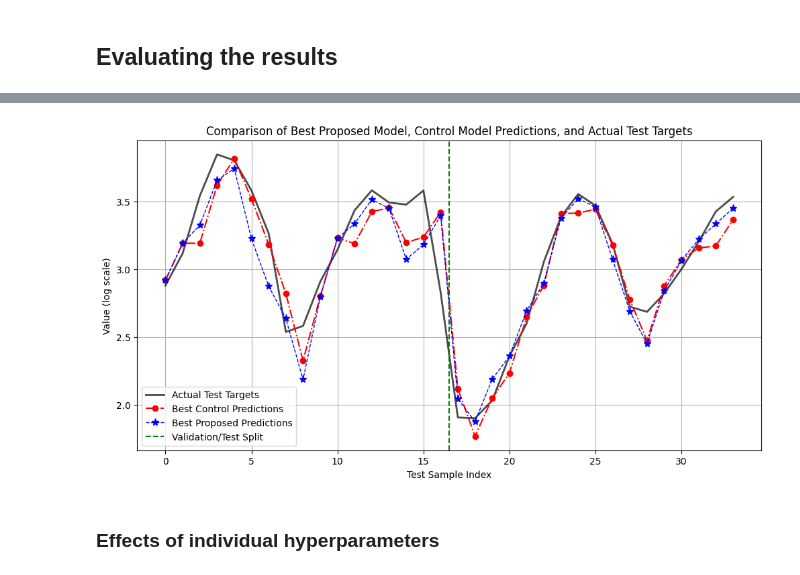
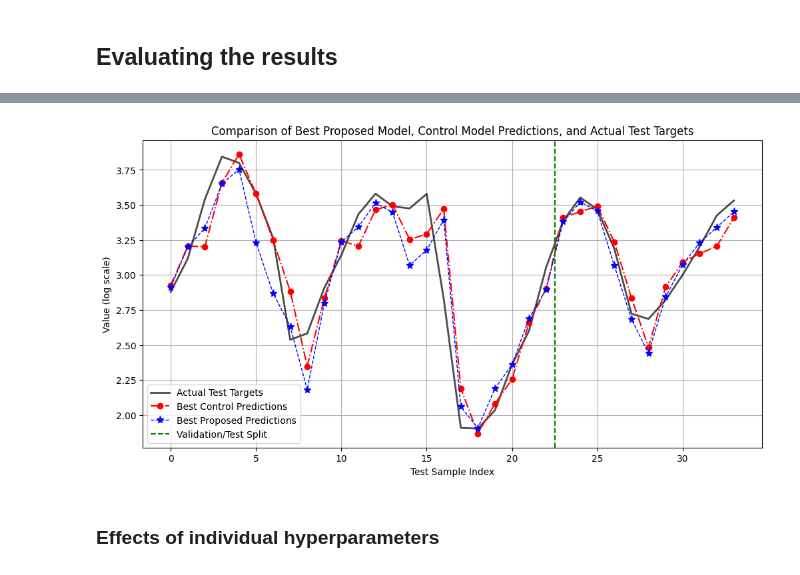
Before and after one commit to lichterberci/rbfar-ols, a Jupyter notebook: experiments.ipynb, the cells around one changed output, grey strips where cells are left out. Saved outputs shown, nothing was run; the diff lists cells and outputs as text; code cells hidden in the pictures.

```diff
--- a/experiments.ipynb
+++ b/experiments.ipynb
@@ -251,7 +251,7 @@ if not isinstance(control_results, list):
 # %% [markdown]
 ## Evaluating the results
 # %%
-VALID_RATIO = 0.15
+VALID_RATIO = 0.2
 
 test_ratio = 1.0 - TRAIN_RATIO - VALID_RATIO
 assert test_ratio > 0, "Test ratio must be positive."
@@ -367,14 +367,11 @@ for i, res in enumerate(control_results):
     )
     results_df = pd.concat([results_df, new_row], ignore_index=True)
 # %%
-# PROPOSED_MODEL_SELECTION_CRITERION = "Valid R^2"
-# PROPOSED_MODEL_SELECTION_CRITERION_SHOULD_MAXIMIZE = True
+MODEL_SELECTION_CRITERION = "Valid MAPE"
+MODEL_SELECTION_CRITERION_SHOULD_MAXIMIZE = False
 
-# PROPOSED_MODEL_SELECTION_CRITERION = "Test MAPE"
-# PROPOSED_MODEL_SELECTION_CRITERION_SHOULD_MAXIMIZE = False
-
-PROPOSED_MODEL_SELECTION_CRITERION = "Test MAPE"
-PROPOSED_MODEL_SELECTION_CRITERION_SHOULD_MAXIMIZE = False
+MODEL_EVALUATION_CRITERION = "Test NRMSE"
+MODEL_EVALUATION_CRITERION_SHOULD_MAXIMIZE = False
 # %%
 results_df.groupby("Type")[results_df.columns].apply(
     lambda x: x.sort_values(
@@ -449,16 +449,16 @@ Proposed 0.9963900181512174
 # %%
 # Find the index of the best proposed model based on lowest Test NRMSE
 best_proposed_idx = results_df[results_df["Type"] == "Proposed"][
-    PROPOSED_MODEL_SELECTION_CRITERION
-].idxmax() if PROPOSED_MODEL_SELECTION_CRITERION_SHOULD_MAXIMIZE else results_df[results_df["Type"] == "Proposed"][
-    PROPOSED_MODEL_SELECTION_CRITERION
+    MODEL_SELECTION_CRITERION
+].idxmax() if MODEL_SELECTION_CRITERION_SHOULD_MAXIMIZE else results_df[results_df["Type"] == "Proposed"][
+    MODEL_SELECTION_CRITERION
 ].idxmin()
 best_proposed_res = proposed_results[best_proposed_idx]
 
 best_control_idx = results_df[results_df["Type"] == "Control"][
-    PROPOSED_MODEL_SELECTION_CRITERION
-].idxmax() if PROPOSED_MODEL_SELECTION_CRITERION_SHOULD_MAXIMIZE else results_df[results_df["Type"] == "Control"][
-    PROPOSED_MODEL_SELECTION_CRITERION
+    MODEL_SELECTION_CRITERION
+].idxmax() if MODEL_SELECTION_CRITERION_SHOULD_MAXIMIZE else results_df[results_df["Type"] == "Control"][
+    MODEL_SELECTION_CRITERION
 ].idxmin()
 best_control_res = control_results[best_control_idx - len(proposed_results)]
 
@@ -467,34 +467,34 @@ test_targets = best_proposed_res.test_targets  # Assuming all have the same test
 
 # Plot the results
 plt.figure(figsize=(12, 6))
 plt.plot(test_targets, label="Actual Test Targets", color="black", linewidth=2,  alpha=.7)
 plt.plot(
     best_control_res.test_predictions,
     label=f"Best Control Predictions",
     color="red",
     linestyle="-.",
     marker='o',
 )
 plt.plot(
     best_proposed_res.test_predictions,
     label=f'Best Proposed Predictions',
     color="blue",
     linestyle="--",
     linewidth=1,
     marker='*',
     markersize=8,
 )
 plt.axvline(x=validation_cutoff + 0.5, color='green', linestyle='--', label='Validation/Test Split')
 plt.xlabel("Test Sample Index")
 plt.ylabel("Value (log scale)")
 plt.title(
     "Comparison of Best Proposed Model, Control Model Predictions, and Actual Test Targets"
 )
 plt.legend()
 plt.grid(True)
 plt.show()
 # %% [output]
-[figure, old version]
+[figure, new version]
 # %% [markdown]
 ### Effects of individual hyperparameters
 # %%
```
Also changed, not shown: parts of 15 cells of this notebook.
